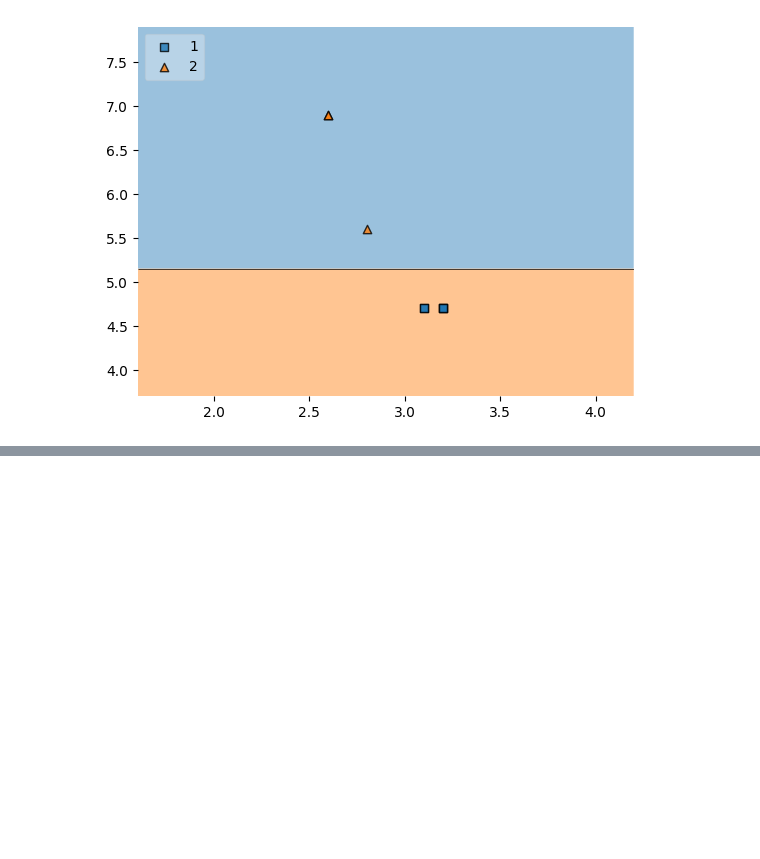
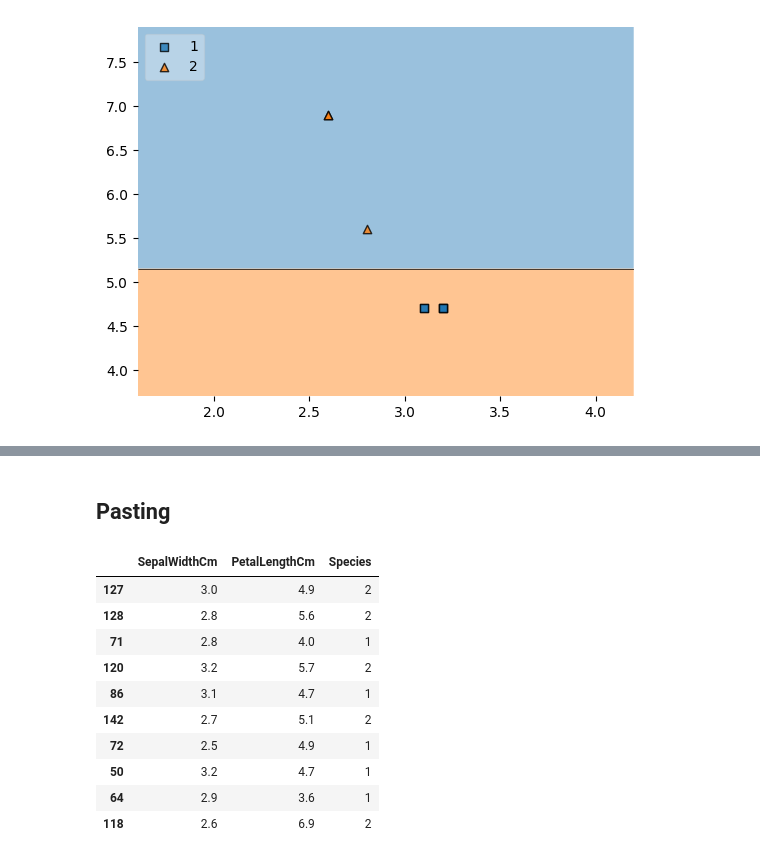
Before and after one commit to SwaroopDangal/ml-learn, a Jupyter notebook: 52.BaggingEnsemble/bagging-learning-tool.ipynb, the cells around one changed output, grey strips where cells are left out. Saved outputs shown, nothing was run; the diff lists cells and outputs as text; code cells hidden in the pictures; blank space fills up the shorter version.

```diff
--- a/52.BaggingEnsemble/bagging-learning-tool.ipynb
+++ b/52.BaggingEnsemble/bagging-learning-tool.ipynb
@@ -170,0 +195,17 @@ evaluate(dt_bag3,X,y)
+# %% [markdown]
+## Pasting
+# %%
+# Row sampling without replacement
+df_train
+# %% [output]
+|  | SepalWidthCm | PetalLengthCm | Species |
+| 127 | 3.0 | 4.9 | 2 |
+| 128 | 2.8 | 5.6 | 2 |
+| 71 | 2.8 | 4.0 | 1 |
+| 120 | 3.2 | 5.7 | 2 |
+| 86 | 3.1 | 4.7 | 1 |
+| 142 | 2.7 | 5.1 | 2 |
+| 72 | 2.5 | 4.9 | 1 |
+| 50 | 3.2 | 4.7 | 1 |
+| 64 | 2.9 | 3.6 | 1 |
+| 118 | 2.6 | 6.9 | 2 |
```
Also changed, not shown: parts of 11 cells of this notebook.
